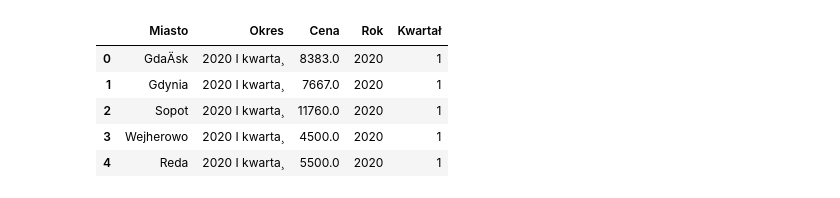
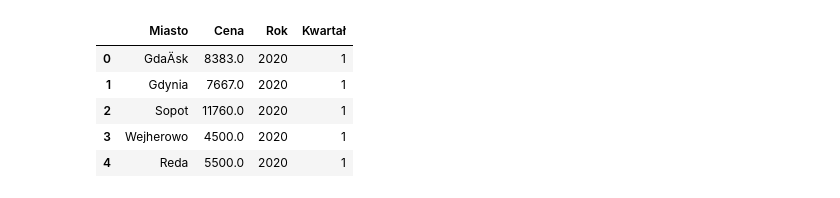
Before and after one commit to Himap-3478/Ceny-mieszka-, a Jupyter notebook: Trening.ipynb, the cells around one changed output. Drawn from its saved outputs; the diff is of its cells as text; code cells hidden in the pictures.

```diff
--- a/Trening.ipynb
+++ b/Trening.ipynb
@@ -15,35 +51,38 @@ df
 # %%
 # Zamiana z szerokiego formatu (kolumny jako kwartały) na długi
 df_long = df.melt(id_vars=df.columns[0], var_name='Okres', value_name='Cena')
 df_long.columns = ['Miasto', 'Okres', 'Cena']
 
 # Rozdzielenie kolumny "Okres" na rok i kwartał
 df_long[['Rok', 'Kwartał']] = df_long['Okres'].str.extract(r'(\d{4})\s+([IVX]+)\s+kwarta')
+
+# Usunięcie kolumny "Okres"
+df_long.drop(columns=['Okres'], inplace=True)
 
 # Zamiana kwartałów na liczby
 map_kwartał = {'I': 1, 'II': 2, 'III': 3, 'IV': 4}
 df_long['Kwartał'] = df_long['Kwartał'].map(map_kwartał)
 
 # Czyszczenie kolumny Cena z dziwnych znaków i zamiana na float
 df_long['Cena'] = (
     df_long['Cena'].astype(str)
     .str.replace(r'[^\d]', '', regex=True)
     .replace('', pd.NA)
     .astype(float)
 )
 
 # Usunięcie braków
 df_long.dropna(inplace=True)
 
 # Upewnij się, że Rok to liczba
 df_long['Rok'] = df_long['Rok'].astype(int)
 
 df_long.head()
 # %% [output]
-|  | Miasto | Okres | Cena | Rok | Kwartał |
-| 0 | GdaÄsk | 2020 I kwarta¸ | 8383.0 | 2020 | 1 |
-| 1 | Gdynia | 2020 I kwarta¸ | 7667.0 | 2020 | 1 |
-| 2 | Sopot | 2020 I kwarta¸ | 11760.0 | 2020 | 1 |
-| 3 | Wejherowo | 2020 I kwarta¸ | 4500.0 | 2020 | 1 |
-| 4 | Reda | 2020 I kwarta¸ | 5500.0 | 2020 | 1 |
+|  | Miasto | Cena | Rok | Kwartał |
+| 0 | GdaÄsk | 8383.0 | 2020 | 1 |
+| 1 | Gdynia | 7667.0 | 2020 | 1 |
+| 2 | Sopot | 11760.0 | 2020 | 1 |
+| 3 | Wejherowo | 4500.0 | 2020 | 1 |
+| 4 | Reda | 5500.0 | 2020 | 1 |
 # %%
```
Also changed, not shown: parts of 10 cells of this notebook, 4 other files.
